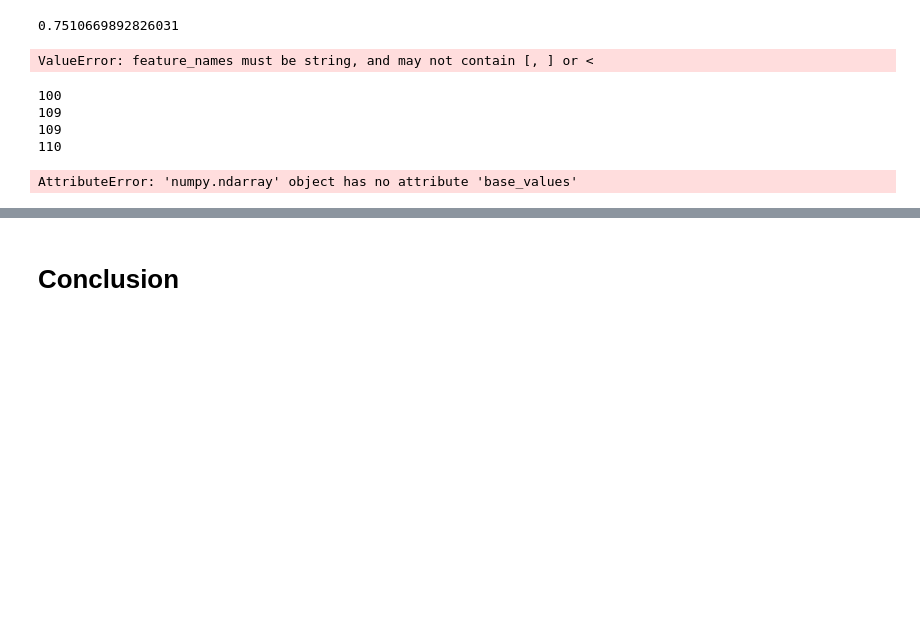
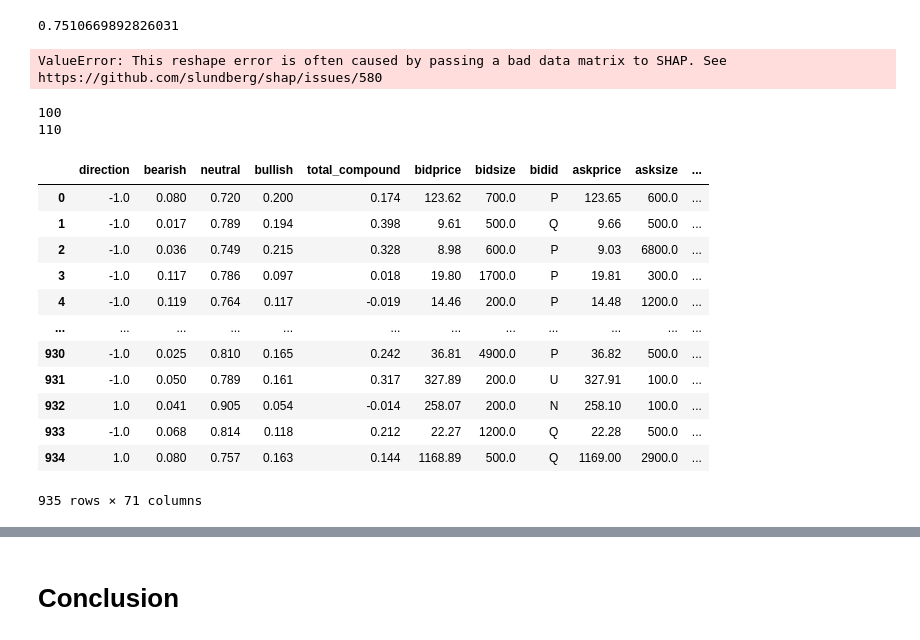
Before and after one commit to mdominguez2010/wsb-sentiment-analysis, a Jupyter notebook: model/model.ipynb, the cells around one changed output, grey strips where cells are left out. Cells and saved outputs as stored; diff of their text form; code cells hidden in the pictures; blank space fills up the shorter version.

Commit message:
working on shapley plots to explain model

```diff
--- a/model/model.ipynb
+++ b/model/model.ipynb
@@ -739,6 +739,7 @@ print(f1)
 # %%
 from patsy import dmatrices
 import shap
+import re
 
 # Make copy of our datasets because we need to change them up a bit
 shapley_dataset = final_dataset.copy()
@@ -755,29 +756,42 @@ shapley_dataset.rename({
     inplace=True)
 
 shapley_dataset.columns = shapley_dataset.columns.map(lambda row: "_".join(row.lower().split(" ")))
-features_list = list(shapley_dataset.loc[:, 'bearish':].columns)
+shapley_dataset = shapley_dataset.loc[:, 'direction':]
+features_list = list(shapley_dataset.columns[1:])
 
 y_shapley, X_shapley = dmatrices(
     "direction ~ " + " + ".join(features_list),
     data=shapley_dataset
 )
 X_frame = pd.DataFrame(data=X_shapley, columns=X_shapley.design_info.column_names)
+
+# Fix column names
+regex = re.compile(r"\[|\]|<", re.IGNORECASE)
+X_frame.columns = [regex.sub("_", col) if any(x in str(col) for x in set(('[', ']', '<'))) else col for col in X_frame.columns.to_list()]
+
+explainer = shap.Explainer(gbm)
+shap_values = explainer.shap_values(X_frame)
+# %% [output]
+ValueError: This reshape error is often caused by passing a bad data matrix to SHAP. See https://github.com/slundberg/shap/issues/580
-# %%
-explainer = shap.Explainer(gbm)
-shap_values = explainer.shap_values(X_frame)
-# %% [output]
-ValueError: feature_names must be string, and may not contain [, ] or <
 # %%
 print(gbm.n_estimators)
-print(len(X.columns))
-print(len(X_train.columns))
 print(len(X_frame.columns))
 # %% [output]
 100
-109
-109
 110
-# %%
-shap.plots.waterfall(shap_values[1])
-# %% [output]
-AttributeError: 'numpy.ndarray' object has no attribute 'base_values'
+# %%
+shapley_dataset
+# %% [output]
+|  | direction | bearish | neutral | bullish | total_compound | bidprice | bidsize | bidid | askprice | asksize | ... |
+| 0 | -1.0 | 0.080 | 0.720 | 0.200 | 0.174 | 123.62 | 700.0 | P | 123.65 | 600.0 | ... |
+| 1 | -1.0 | 0.017 | 0.789 | 0.194 | 0.398 | 9.61 | 500.0 | Q | 9.66 | 500.0 | ... |
+| 2 | -1.0 | 0.036 | 0.749 | 0.215 | 0.328 | 8.98 | 600.0 | P | 9.03 | 6800.0 | ... |
+| 3 | -1.0 | 0.117 | 0.786 | 0.097 | 0.018 | 19.80 | 1700.0 | P | 19.81 | 300.0 | ... |
+| 4 | -1.0 | 0.119 | 0.764 | 0.117 | -0.019 | 14.46 | 200.0 | P | 14.48 | 1200.0 | ... |
+| ... | ... | ... | ... | ... | ... | ... | ... | ... | ... | ... | ... |
+| 930 | -1.0 | 0.025 | 0.810 | 0.165 | 0.242 | 36.81 | 4900.0 | P | 36.82 | 500.0 | ... |
+| 931 | -1.0 | 0.050 | 0.789 | 0.161 | 0.317 | 327.89 | 200.0 | U | 327.91 | 100.0 | ... |
+| 932 | 1.0 | 0.041 | 0.905 | 0.054 | -0.014 | 258.07 | 200.0 | N | 258.10 | 100.0 | ... |
+| 933 | -1.0 | 0.068 | 0.814 | 0.118 | 0.212 | 22.27 | 1200.0 | Q | 22.28 | 500.0 | ... |
+| 934 | 1.0 | 0.080 | 0.757 | 0.163 | 0.144 | 1168.89 | 500.0 | Q | 1169.00 | 2900.0 | ... |
+935 rows × 71 columns
```
Also changed, not shown: parts of 7 cells of this notebook, 1 other file.
